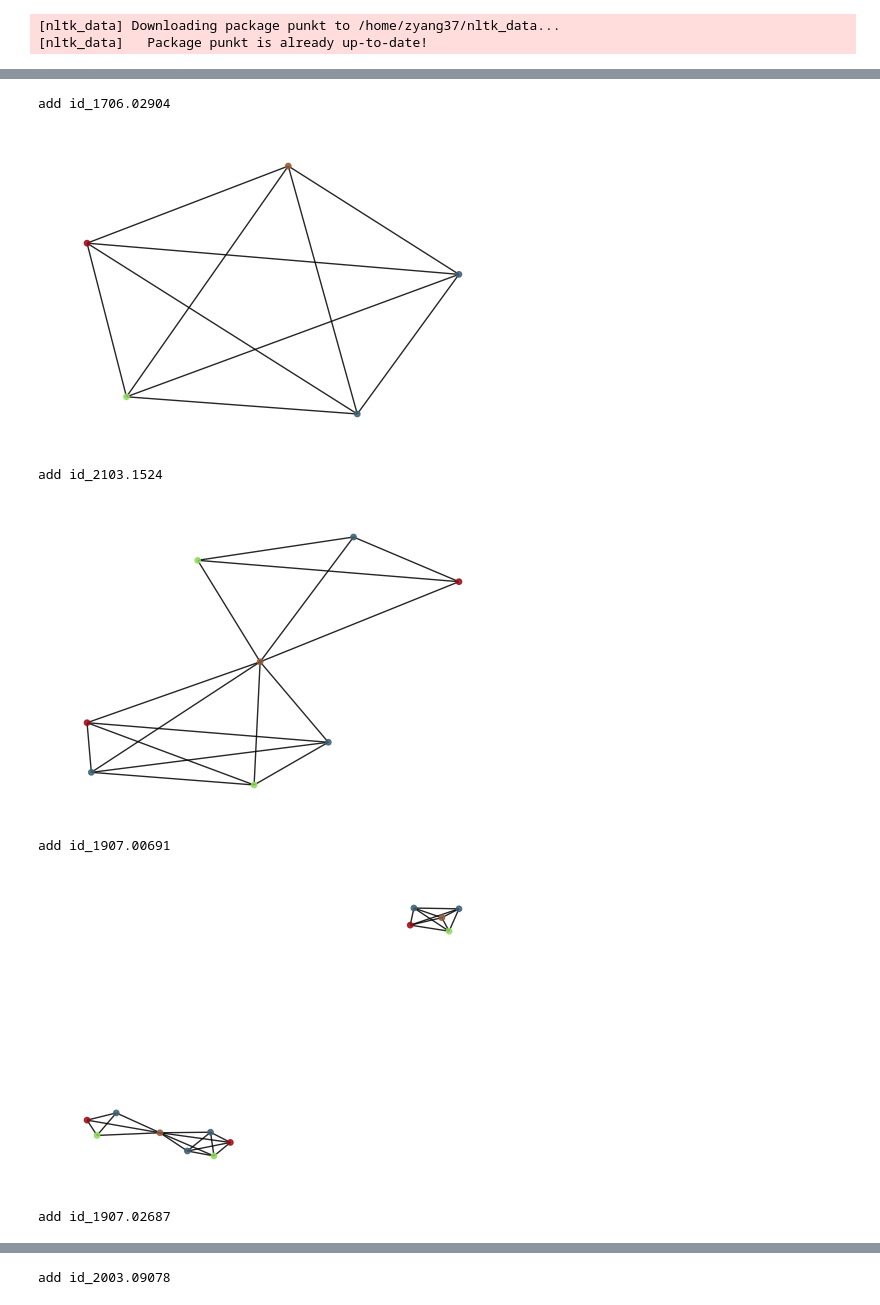
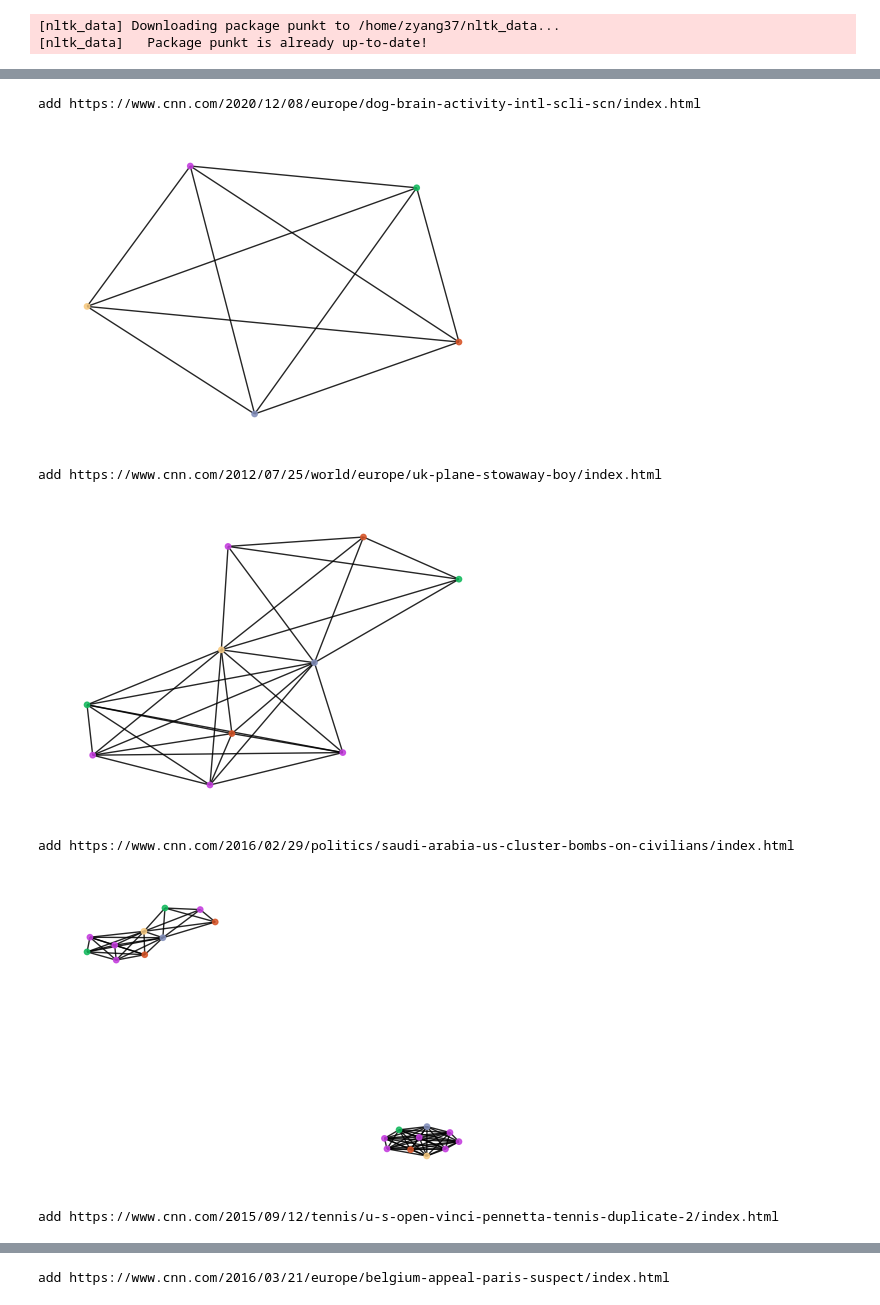
Before and after one commit to zyang37/beyond_vector_search, a Jupyter notebook: notebooks/zy_eigen_cnn_wiki.ipynb, the cells around one changed output, grey strips where cells are left out. Saved outputs shown, nothing was run; the diff lists cells and outputs as text; code cells hidden in the pictures.

```diff
--- a/notebooks/zy_eigen_cnn_wiki.ipynb
+++ b/notebooks/zy_eigen_cnn_wiki.ipynb
@@ -19,7 +19,3 @@ from make_vectordb import get_embedding_model
 # %% [output]
 [nltk_data] Downloading package punkt to /home/zyang37/nltk_data...
 [nltk_data]   Package punkt is already up-to-date!
-# %%
- # load pickle
-g_data = pickle.load(open('../data/arxiv/graph.pickle', 'rb'))
-g_data.data_dict['id_1009.5145']
@@ -34,7 +21,0 @@ g_data.data_dict['id_1009.5145']
-# %%
-G = nx.Graph()
-G.add_nodes_from([(2, {"color": "red"}), (3, {"color": "blue"}), (4, {"color": "green"})])
-colors = [G.nodes[n]['color'] for n in G.nodes]
-print(colors)
-
-# nx.draw(G, with_labels=True, node_color=colors)
@@ -155,3 +173,0 @@ plot_color_scheme(color_list, arxiv_meta_cats)
-# %%
-all_meta_cats = list(map(get_cat_from_keyword, list(mg.G.nodes)))
-all_meta_colors = list(map(color_dict.get, all_meta_cats))
@@ -159,0 +176,13 @@ all_meta_colors = list(map(color_dict.get, all_meta_cats))
+# %%
+# load pickle
+g_data = pickle.load(open('../data/cnn_news/graph.pickle', 'rb'))
+
+# read json
+with open('../data/cnn_news/keyword_weights.json', 'r') as f:
+    cnn_meta_cats = json.load(f)
+
+cnn_meta_cats = list(cnn_meta_cats.keys())
+num = len(cnn_meta_cats)
+color_list = color_scheme_gen(num)
+color_dict = {m:c for m, c in zip(cnn_meta_cats, color_list)}
+plot_color_scheme(color_list, cnn_meta_cats)
@@ -160,31 +193,31 @@ all_meta_colors = list(map(color_dict.get, all_meta_cats))
 # %%
 # random pick keys
-keys = random.sample(list(g_data.data_dict.keys()), 10)
+keys = random.sample(list(g_data.data_dict.keys()), 5)
 
 # test the class
 mg = MetadataGraph()
 
 for k in keys:
     print("add {}".format(k))
     mg.update_one(g_data.data_dict[k])
 
     # meta color
     all_meta_cats = list(map(get_cat_from_keyword, list(mg.G.nodes)))
     all_meta_colors = list(map(color_dict.get, all_meta_cats))
 
     plt.figure(figsize=(4.5, 3))
     mg.draw(color_scheme=all_meta_colors)
     plt.show()
 
-nt = Network('700px', '900px', notebook=True)
-nt.from_nx(mg.G)
-nt.toggle_physics(True)
-nt.show('nx.html')
+# nt = Network('700px', '900px', notebook=True)
+# nt.from_nx(mg.G)
+# nt.toggle_physics(True)
+# nt.show('nx.html')
 # %% [output]
-add id_1706.02904
+add https://www.cnn.com/2020/12/08/europe/dog-brain-activity-intl-scli-scn/index.html
-[figure, old version]
+[figure, new version]
-add id_2103.1524
+add https://www.cnn.com/2012/07/25/world/europe/uk-plane-stowaway-boy/index.html
-[figure, old version]
+[figure, new version]
-add id_1907.00691
+add https://www.cnn.com/2016/02/29/politics/saudi-arabia-us-cluster-bombs-on-civilians/index.html
-[figure, old version]
+[figure, new version]
-add id_1907.02687
+add https://www.cnn.com/2015/09/12/tennis/u-s-open-vinci-pennetta-tennis-duplicate-2/index.html
@@ -192 +225 @@ add id_1907.02687
-add id_2003.09078
+add https://www.cnn.com/2016/03/21/europe/belgium-appeal-paris-suspect/index.html
```
Also changed, not shown: parts of 49 cells of this notebook, 5 other files.
